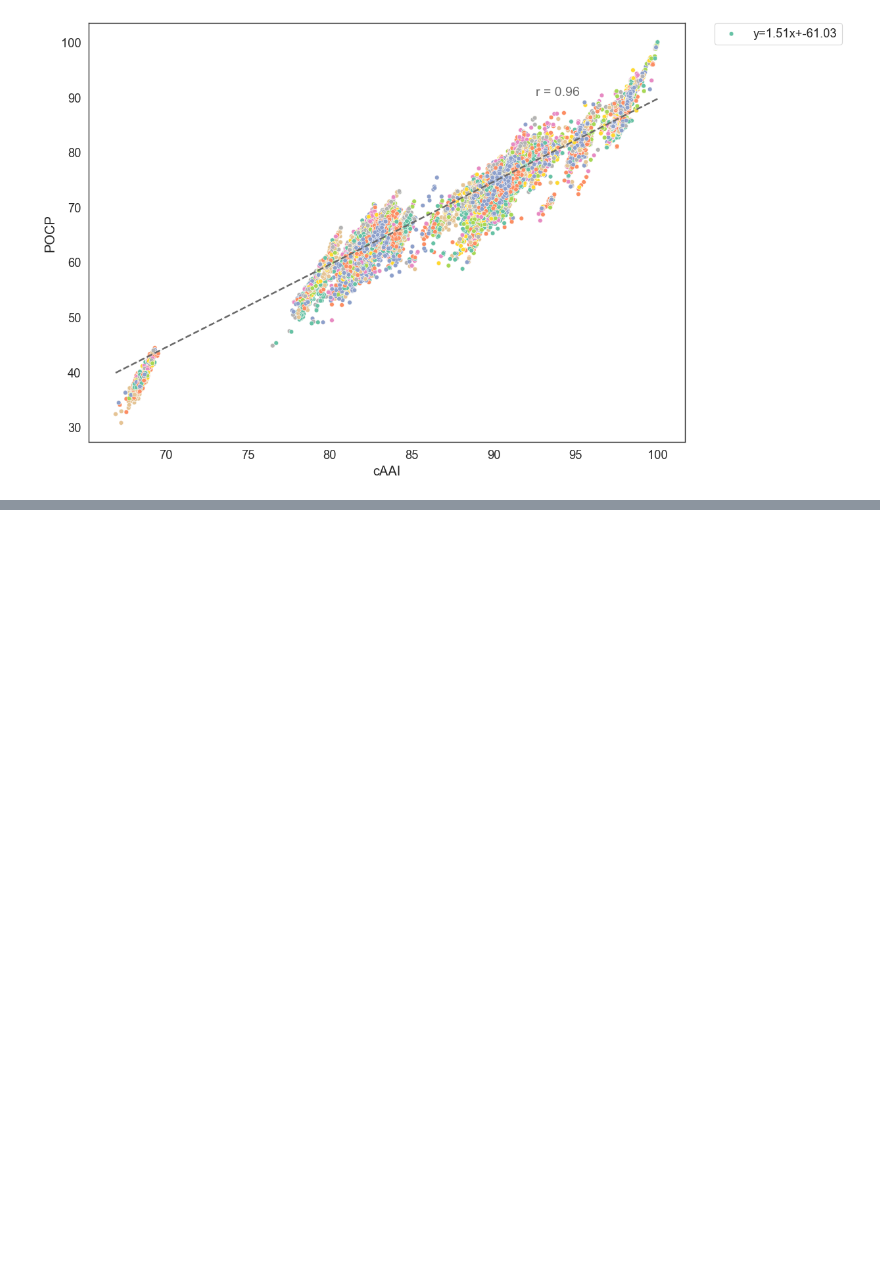
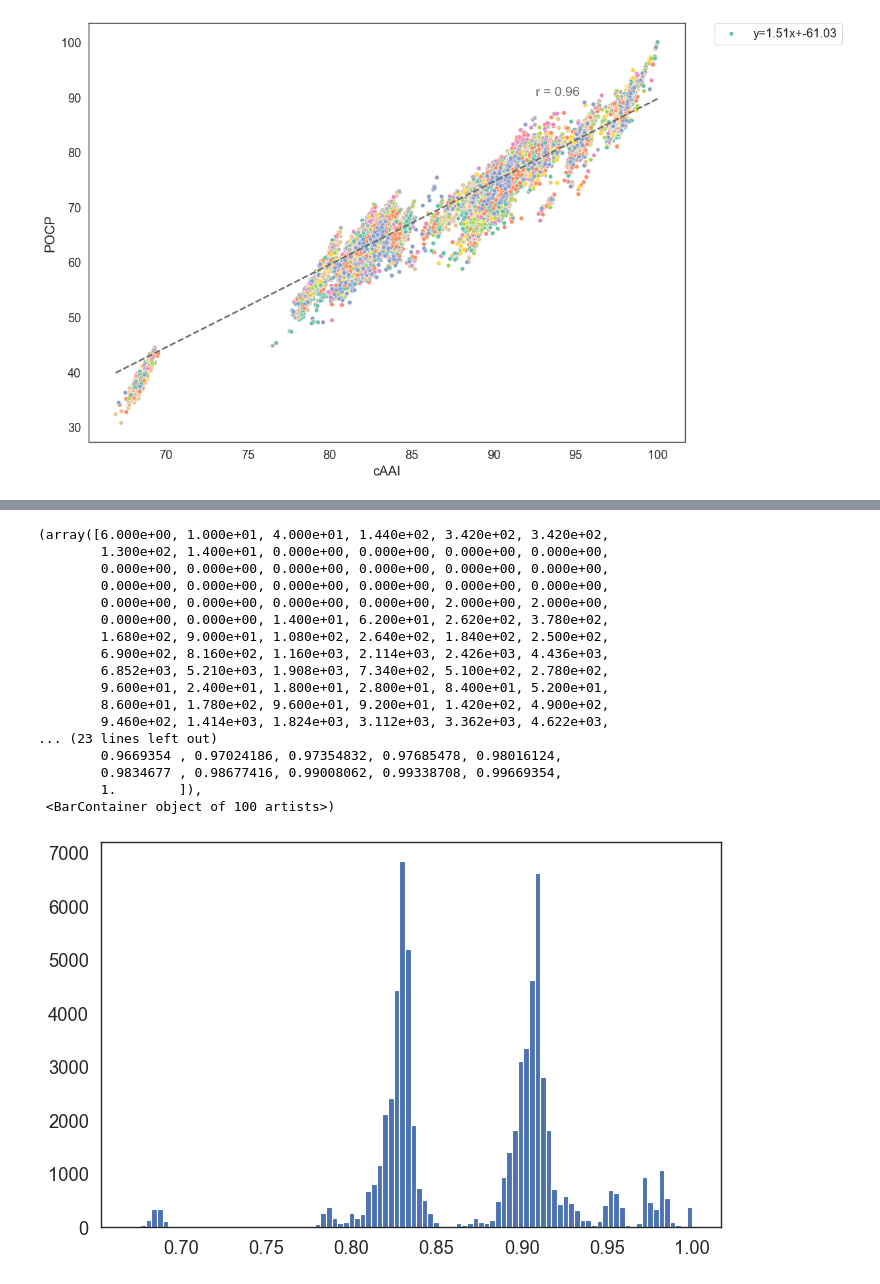
Before and after one commit to bluegenes/2023-pocp, a Jupyter notebook: compare-aai-pocp.ipynb, the cells around one changed output, grey strips where cells are left out. Drawn from its saved outputs; the diff is of its cells as text; code cells hidden in the pictures; blank space fills up the shorter version.

```diff
--- a/compare-aai-pocp.ipynb
+++ b/compare-aai-pocp.ipynb
@@ -121,0 +142,27 @@ plt.savefig('plots/POCP-vs-cANI.png')
+# %%
+# plot the histogram
+D_filename = 'output.pocp/brady.protein.sc5.compare'
+#labelfilename = D_filename + '.labels.txt'
+D = np.load(open(D_filename, 'rb'))
+# %%
+fig = pylab.figure(figsize=(8,5))
+pylab.hist(np.array(D.flat), bins=100)
+# %% [output]
+(array([6.000e+00, 1.000e+01, 4.000e+01, 1.440e+02, 3.420e+02, 3.420e+02,
+        1.300e+02, 1.400e+01, 0.000e+00, 0.000e+00, 0.000e+00, 0.000e+00,
+        0.000e+00, 0.000e+00, 0.000e+00, 0.000e+00, 0.000e+00, 0.000e+00,
+        0.000e+00, 0.000e+00, 0.000e+00, 0.000e+00, 0.000e+00, 0.000e+00,
+        0.000e+00, 0.000e+00, 0.000e+00, 0.000e+00, 2.000e+00, 2.000e+00,
+        0.000e+00, 0.000e+00, 1.400e+01, 6.200e+01, 2.620e+02, 3.780e+02,
+        1.680e+02, 9.000e+01, 1.080e+02, 2.640e+02, 1.840e+02, 2.500e+02,
+        6.900e+02, 8.160e+02, 1.160e+03, 2.114e+03, 2.426e+03, 4.436e+03,
+        6.852e+03, 5.210e+03, 1.908e+03, 7.340e+02, 5.100e+02, 2.780e+02,
+        9.600e+01, 2.400e+01, 1.800e+01, 2.800e+01, 8.400e+01, 5.200e+01,
+        8.600e+01, 1.780e+02, 9.600e+01, 9.200e+01, 1.420e+02, 4.900e+02,
+        9.460e+02, 1.414e+03, 1.824e+03, 3.112e+03, 3.362e+03, 4.622e+03,
+... (23 lines left out)
+        0.9669354 , 0.97024186, 0.97354832, 0.97685478, 0.98016124,
+        0.9834677 , 0.98677416, 0.99008062, 0.99338708, 0.99669354,
+        1.        ]),
+ <BarContainer object of 100 artists>)
+[figure, added]
```
Also changed, not shown: parts of 9 cells of this notebook, 1 other file.
